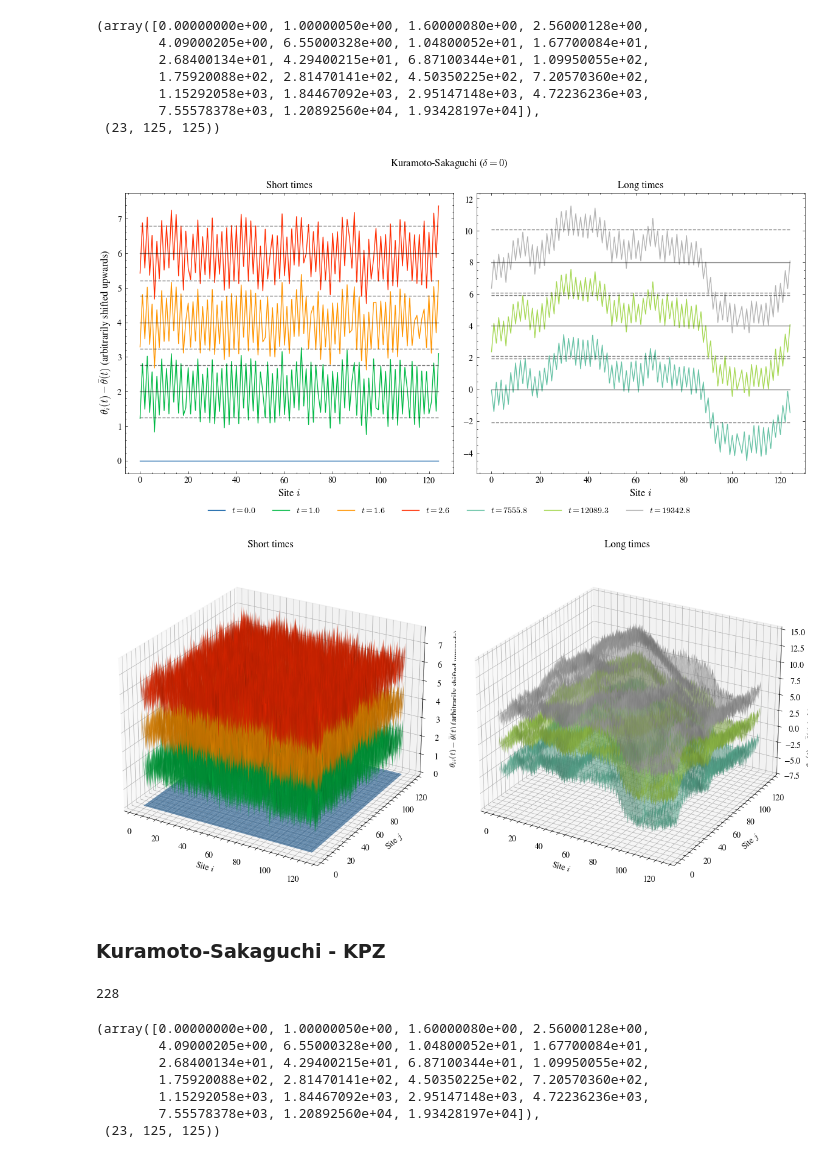
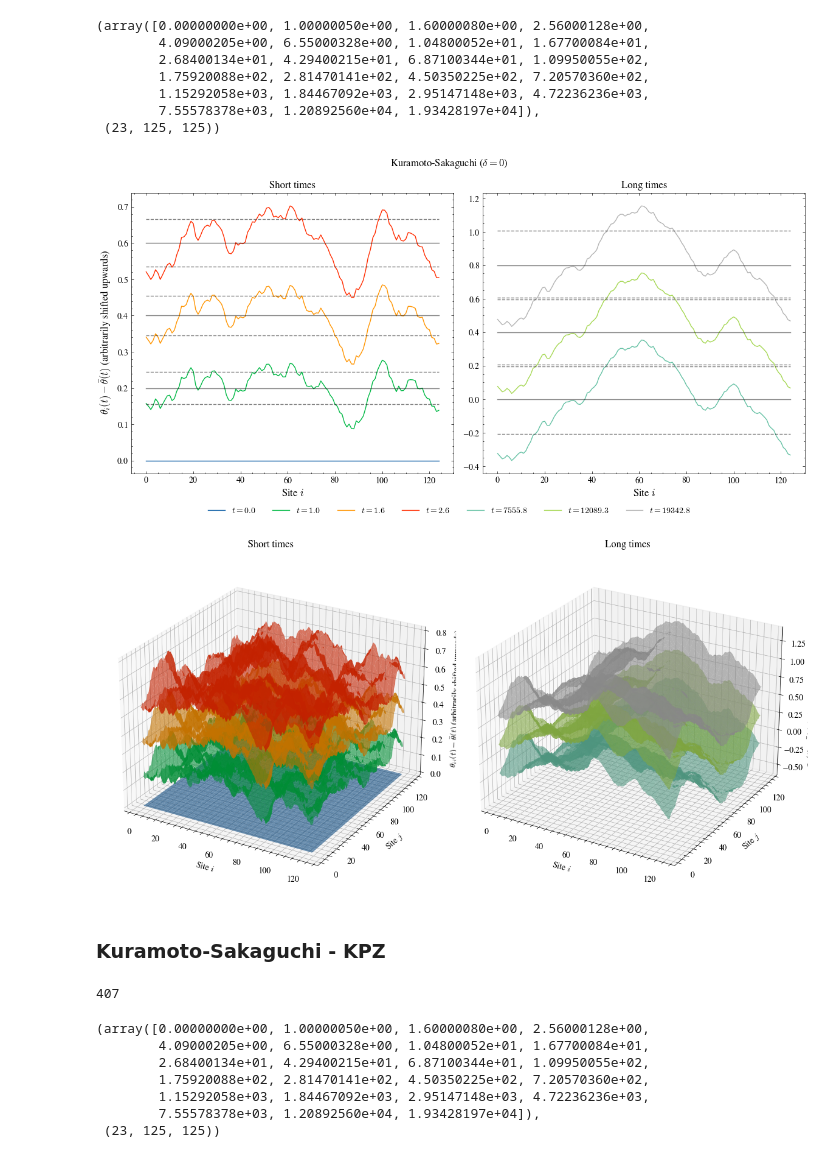
Before and after one commit to goznalo-git/RoughKuramoto, a Jupyter notebook: Notebooks_2D/1-Kuramoto-Sakaguchi.ipynb, the cells around one changed output. Saved outputs shown, nothing was run; the diff lists cells and outputs as text; code cells hidden in the pictures.

```diff
--- a/Notebooks_2D/1-Kuramoto-Sakaguchi.ipynb
+++ b/Notebooks_2D/1-Kuramoto-Sakaguchi.ipynb
@@ -15,7 +15,7 @@ plt.style.use(["science","no-latex"])
 # %%
 typenoise = "Columnar"
 L = 125
-K = 40
+K = 20
 
 deltaname = "0" # EW
 
@@ -57,38 +57,38 @@ ax[0].set_xlabel(r"Site $i$", fontsize=12)
 ax[1].set_xlabel(r"Site $i$", fontsize=12)
 
 ax[0].set_title("Short times")
-for ti, displace in zip([0,1,2,3], [0,2,4,6,8]):
+for ti, displace in zip([0,1,2,3], [0,0.2,0.4,0.6,0.8]):
     ax[0].plot(range(L), phases_2d[ti,0,:] + displace - np.mean(phases_2d[ti,0,:]),
                label=f"$t={np.round(t[ti],1)}$")
     if ti != 0:
         ax[0].plot(range(L), L * [displace], color="k", alpha=0.5)
         ax[0].plot(range(L), L * [np.std(phases_2d[ti,0,:]) + displace], color="k", linestyle="--", alpha=0.5)
         ax[0].plot(range(L), L * [-np.std(phases_2d[ti,0,:]) + displace], color="k", linestyle="--", alpha=0.5)
 
 ax[1].set_title("Long times")
 colors = plt.cm.Set2(np.linspace(0, 1, 3))  # different colors for subplot 2
-for (ti, displace), c in zip(zip([20,21,22], [0,4,8]), colors):
+for (ti, displace), c in zip(zip([20,21,22], [0,0.4,0.8]), colors):
     ax[1].plot(range(L), phases_2d[ti,0,:] + displace - np.mean(phases_2d[ti,0,:]),
                color=c, label=f"$t={np.round(t[ti],1)}$")
     if ti != 0:
         ax[1].plot(range(L), L * [displace], color="k", alpha=0.5)
         ax[1].plot(range(L), L * [np.std(phases_2d[ti,0,:]) + displace], color="k", linestyle="--", alpha=0.5)
         ax[1].plot(range(L), L * [-np.std(phases_2d[ti,0,:]) + displace], color="k", linestyle="--", alpha=0.5)
 
 # one legend on the right (gather handles from both subplots)
 h0, l0 = ax[0].get_legend_handles_labels()
 h1, l1 = ax[1].get_legend_handles_labels()
 fig.legend(h0 + h1, l0 + l1,
            loc="lower center",
            bbox_to_anchor=(0.5, -0.02),   # push below the figure
            ncol=len(l0 + l1),             # or choose e.g. ncol=4
            frameon=False)
 
 # leave room at the bottom for the legend
 plt.tight_layout(rect=[0, 0.02, 1, 1])     # increase 0.08 if needed
 # plt.savefig("Figures/KuramotoPhases.png", dpi=300)
 # %% [output]
-[figure, old version]
+[figure, new version]
 # %%
 fig, ax = plt.subplots(1, 2, figsize=(12, 6), subplot_kw={"projection": "3d"})
 # fig.suptitle(r"Kuramoto-Sakaguchi ($\delta = 0$)")
@@ -100,7 +100,7 @@ ax[0].set_xlabel(r"Site $i$")
 ax[0].set_ylabel(r"Site $j$")
 ax[0].set_zlabel(r"$\theta_{ij}(t) - \bar{\theta}(t)$ (arbitrarily shifted upwards)")
 
-for ti, displace in zip([0,1,2,3], [0,2,4,6]):
+for ti, displace in zip([0,1,2,3], [0,0.2,0.4,0.6]):
     Z = phases_2d[ti] + displace - np.mean(phases_2d[ti])
     ax[0].plot_surface(X, Y, Z, alpha=0.6, label=f"$t={np.round(t[ti],1)}$")
 
@@ -110,7 +110,7 @@ ax[1].set_ylabel(r"Site $j$")
 ax[1].set_zlabel(r"$\theta_{ij}(t) - \bar{\theta}(t)$ (arbitrarily shifted upwards)")
 
 colors = plt.cm.Set2(np.linspace(0, 1, 3))  # different colors for subplot 2
-for (ti, displace), c in zip(zip([20,21,22], [0,4,8]), colors):
+for (ti, displace), c in zip(zip([20,21,22], [0,0.4,0.8]), colors):
     Z = phases_2d[ti] + displace - np.mean(phases_2d[ti])
     ax[1].plot_surface(X, Y, Z, color=c, alpha=0.6)
 
@@ -121,13 +121,13 @@ plt.tight_layout()
 plt.savefig("Figures/PhaseSnapshots/KuramotoPhases_3D.png", dpi=300)
 plt.show()
 # %% [output]
-[figure, old version]
+[figure, new version]
 # %% [markdown]
 ### Kuramoto-Sakaguchi - KPZ
 # %%
 typenoise = "Columnar"
 L = 125
-K = 40
+K = 20
 
 deltaname = "atan5" # EW
 
@@ -137,7 +137,7 @@ df = pd.read_pickle(path)
 df = df[(df["L"]==L) & (df["K"]==K)]
 len(df)
 # %% [output]
-228
+407
 # %%
 simulation = df.iloc[1]
 t = simulation["t"]
```
Also changed, not shown: parts of 3 cells of this notebook.
